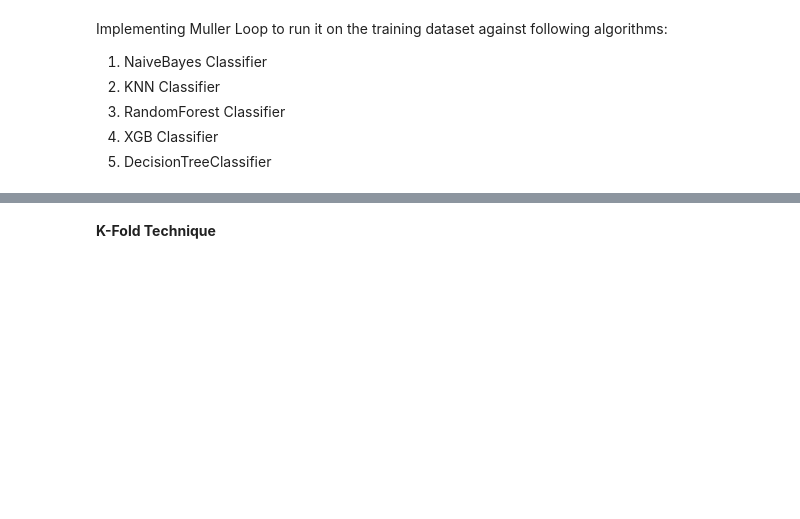
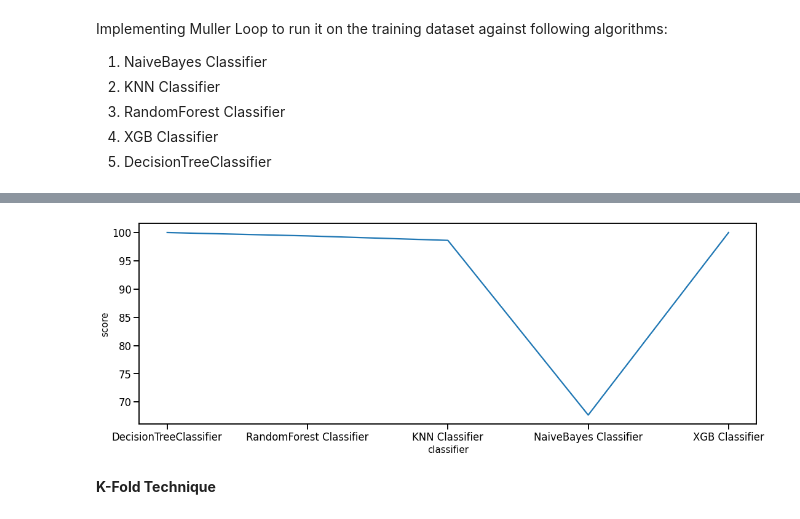
Before and after one commit to Karishma-Kuria/ML-DecisionTree-Regression-Classification, a Jupyter notebook: Assignment5.ipynb, the cells around one changed output, grey strips where cells are left out. Drawn from its saved outputs; the diff is of its cells as text; code cells hidden in the pictures; blank space fills up the shorter version.

```diff
--- a/Assignment5.ipynb
+++ b/Assignment5.ipynb
@@ -865,8 +1034,10 @@ for algo, clf in zip(class_algo, classifiers):
 # %%
-plt.figure(figsize=(12,6))
+plt.figure(figsize=(18,6))
 plt.plot(clf_list,score_list)
 plt.xlabel("classifier",size=15,color="Black")
 plt.ylabel("score",size=15,color="Black");
+# %% [output]
+[figure, added]
 # %% [markdown]
 **K-Fold Technique**
 # %%
```
Also changed, not shown: parts of 77 cells of this notebook.
